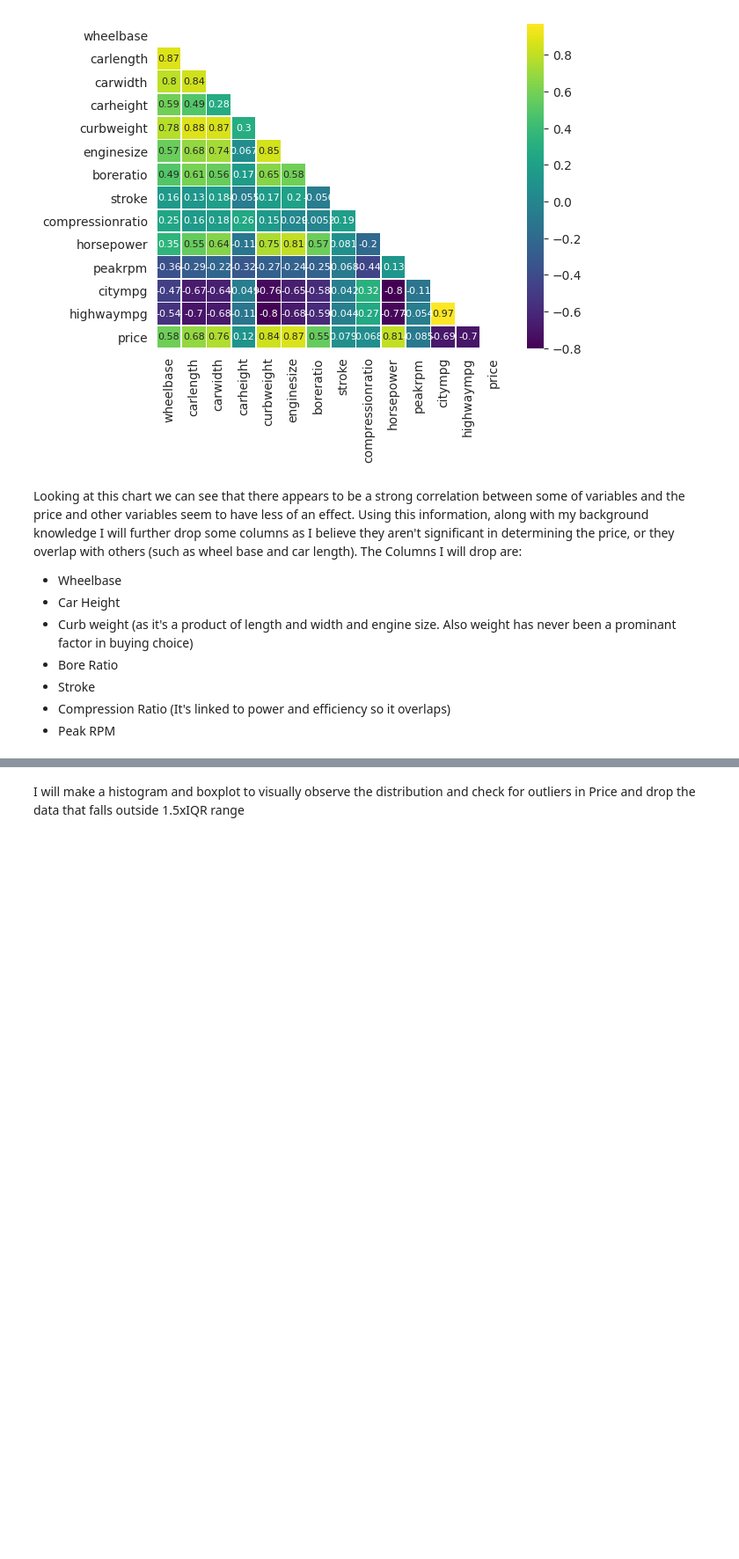
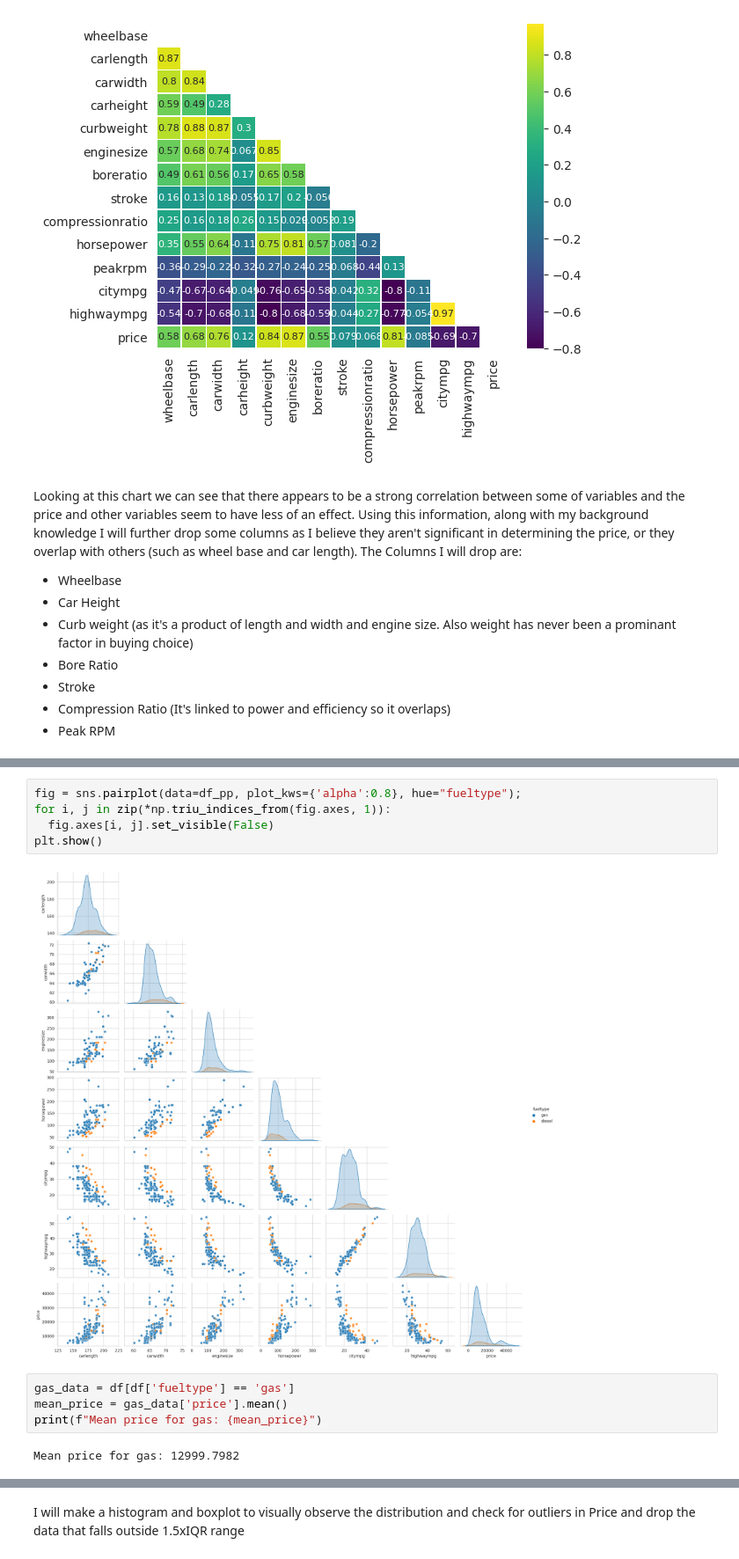
Before and after one commit to Tee-DataA/Hackathon1, a Jupyter notebook: jupyter_notebooks/Notebook_Template.ipynb, the cells around one changed output, grey strips where cells are left out. Shown at 88% size. Cells and saved outputs as stored; diff of their text form; blank space fills up the shorter version.

Commit message:
Added scatterplot for all the data vs each other. Removed fueltype column

```diff
--- a/jupyter_notebooks/Notebook_Template.ipynb
+++ b/jupyter_notebooks/Notebook_Template.ipynb
@@ -183,0 +165,13 @@ memory usage: 38.6+ KB
+# %%
+fig = sns.pairplot(data=df_pp, plot_kws={'alpha':0.8}, hue="fueltype");
+for i, j in zip(*np.triu_indices_from(fig.axes, 1)):
+  fig.axes[i, j].set_visible(False)
+plt.show()
+# %% [output]
+[figure, added]
+# %%
+gas_data = df[df['fueltype'] == 'gas']
+mean_price = gas_data['price'].mean()
+print(f"Mean price for gas: {mean_price}")
+# %% [output]
+Mean price for gas: 12999.7982
```
Also changed, not shown: parts of 7 cells of this notebook.
